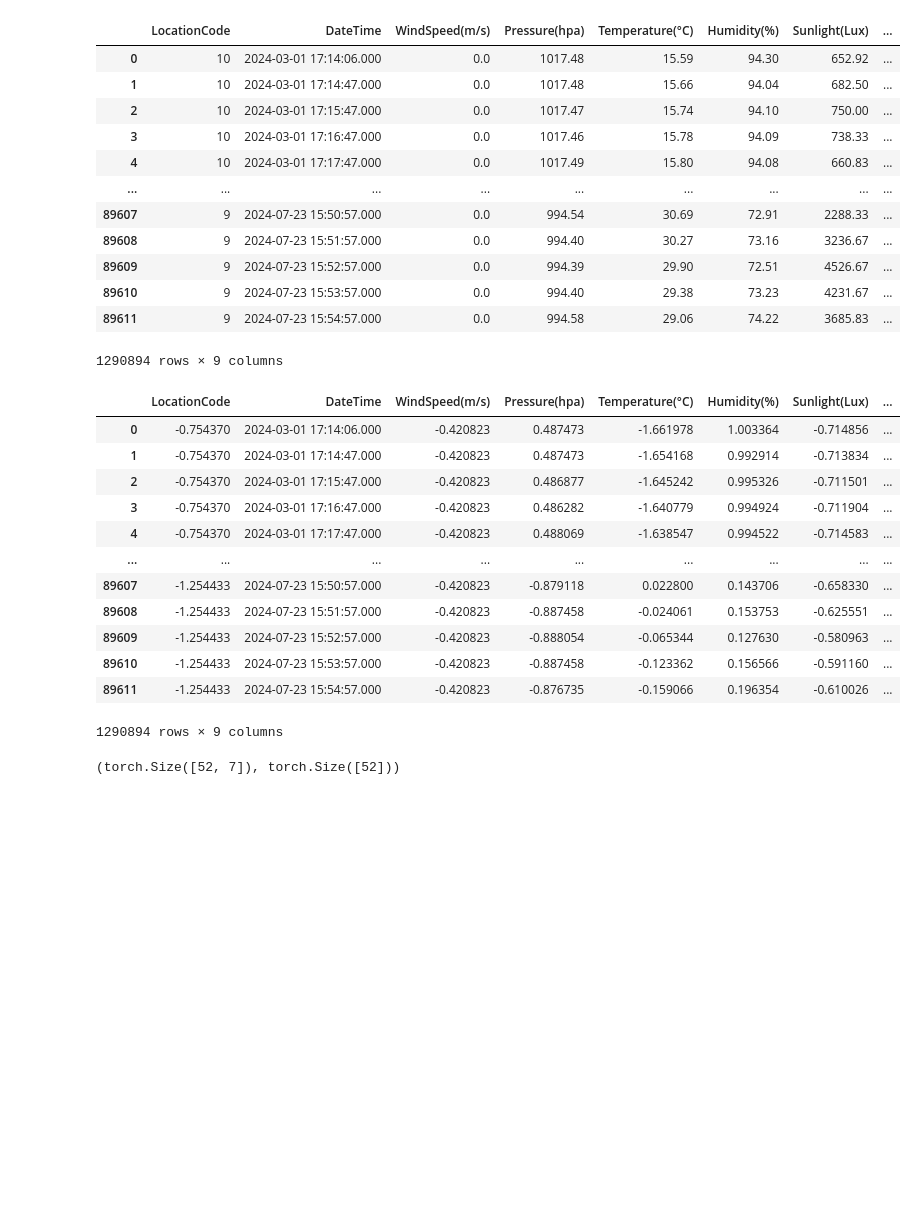
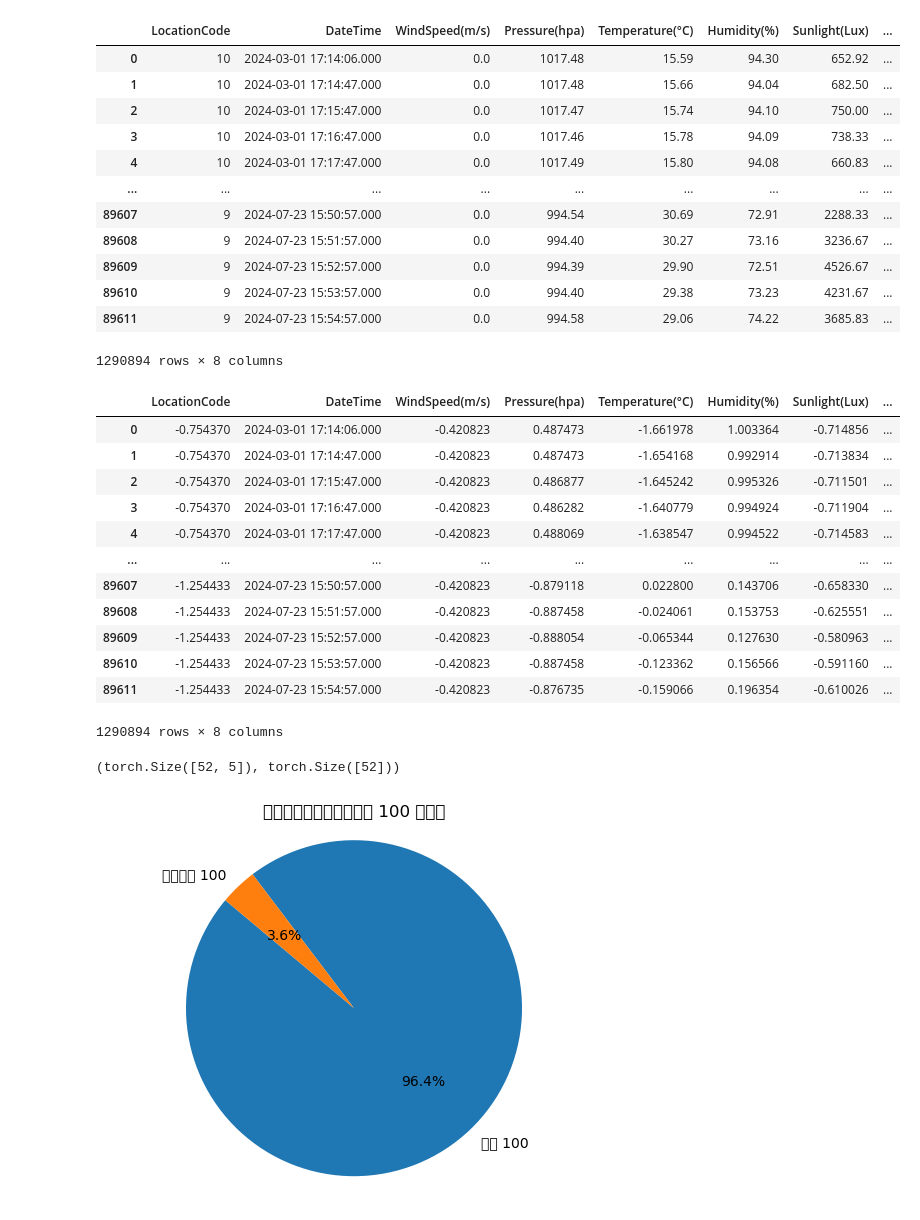
Before and after one commit to weiso131/power_generation_predict, a Jupyter notebook: use_lstm.ipynb, the cells around one changed output. Saved outputs shown, nothing was run; the diff lists cells and outputs as text; code cells hidden in the pictures; blank space fills up the shorter version.

```diff
--- a/use_lstm.ipynb
+++ b/use_lstm.ipynb
@@ -12,7 +12,7 @@ for file in csv_list:
     if file.endswith(".csv"):
         df_temp = pd.read_csv(f"train/{file}")
         df = pd.concat([df, df_temp])
-        df["Sunlight_overflow"] = df['Sunlight(Lux)'].apply(lambda x: 1 if x == 117758.2 else 0)
+
 df
 # %% [output]
 |  | LocationCode | DateTime | WindSpeed(m/s) | Pressure(hpa) | Temperature(°C) | Humidity(%) | Sunlight(Lux) | ... |
@@ -27,7 +27,7 @@ df
 | 89609 | 9 | 2024-07-23 15:52:57.000 | 0.0 | 994.39 | 29.90 | 72.51 | 4526.67 | ... |
 | 89610 | 9 | 2024-07-23 15:53:57.000 | 0.0 | 994.40 | 29.38 | 73.23 | 4231.67 | ... |
 | 89611 | 9 | 2024-07-23 15:54:57.000 | 0.0 | 994.58 | 29.06 | 74.22 | 3685.83 | ... |
-1290894 rows × 9 columns
+1290894 rows × 8 columns
 # %%
 from sklearn.preprocessing import StandardScaler
 import category_encoders as ce
@@ -61,12 +61,12 @@ df
 | 89609 | -1.254433 | 2024-07-23 15:52:57.000 | -0.420823 | -0.888054 | -0.065344 | 0.127630 | -0.580963 | ... |
 | 89610 | -1.254433 | 2024-07-23 15:53:57.000 | -0.420823 | -0.887458 | -0.123362 | 0.156566 | -0.591160 | ... |
 | 89611 | -1.254433 | 2024-07-23 15:54:57.000 | -0.420823 | -0.876735 | -0.159066 | 0.196354 | -0.610026 | ... |
-1290894 rows × 9 columns
+1290894 rows × 8 columns
 # %%
 def spilt_data_with_datetime(df: pd.DataFrame):
     op_df = list(pd.to_datetime(df['DateTime']).dt.day)
 
-    data_df = df.drop(columns=['DateTime', 'Power(mW)'])
+    data_df = df.drop(columns=['DateTime', 'Power(mW)', 'LocationCode'])
     label_df = df['Power(mW)']
 
     data_list = []
@@ -83,4 +83,4 @@ data_list, label_list = spilt_data_with_datetime(df)
 
 data_list[0].shape, label_list[0].shape
 # %% [output]
-(torch.Size([52, 7]), torch.Size([52]))
+(torch.Size([52, 5]), torch.Size([52]))
@@ -88,0 +87,26 @@ num_samples = len(data_list)
+# %%
+import matplotlib.pyplot as plt
+from collections import Counter
+
+# 假設這是你的字串陣列
+
+# 計算每個字串的長度
+lengths = [len(s) for s in data_list]
+
+# 設定臨界長度
+threshold = 100
+
+# 計算大於和小於等於 threshold 的比例
+greater_count = sum(1 for length in lengths if length > threshold)
+less_equal_count = sum(1 for length in lengths if length <= threshold)
+
+# 繪製圓餅圖
+labels = [f'大於 {threshold}', f'小於等於 {threshold}']
+sizes = [greater_count, less_equal_count]
+
+plt.pie(sizes, labels=labels, autopct='%1.1f%%', startangle=140)
+plt.axis('equal')  # 確保圓餅圖是圓形
+plt.title(f'序列長度大於和小於等於 {threshold} 的比例')
+plt.show()
+# %% [output]
+[figure, added]
```
Also changed, not shown: parts of 22 cells of this notebook, 1 other file.
